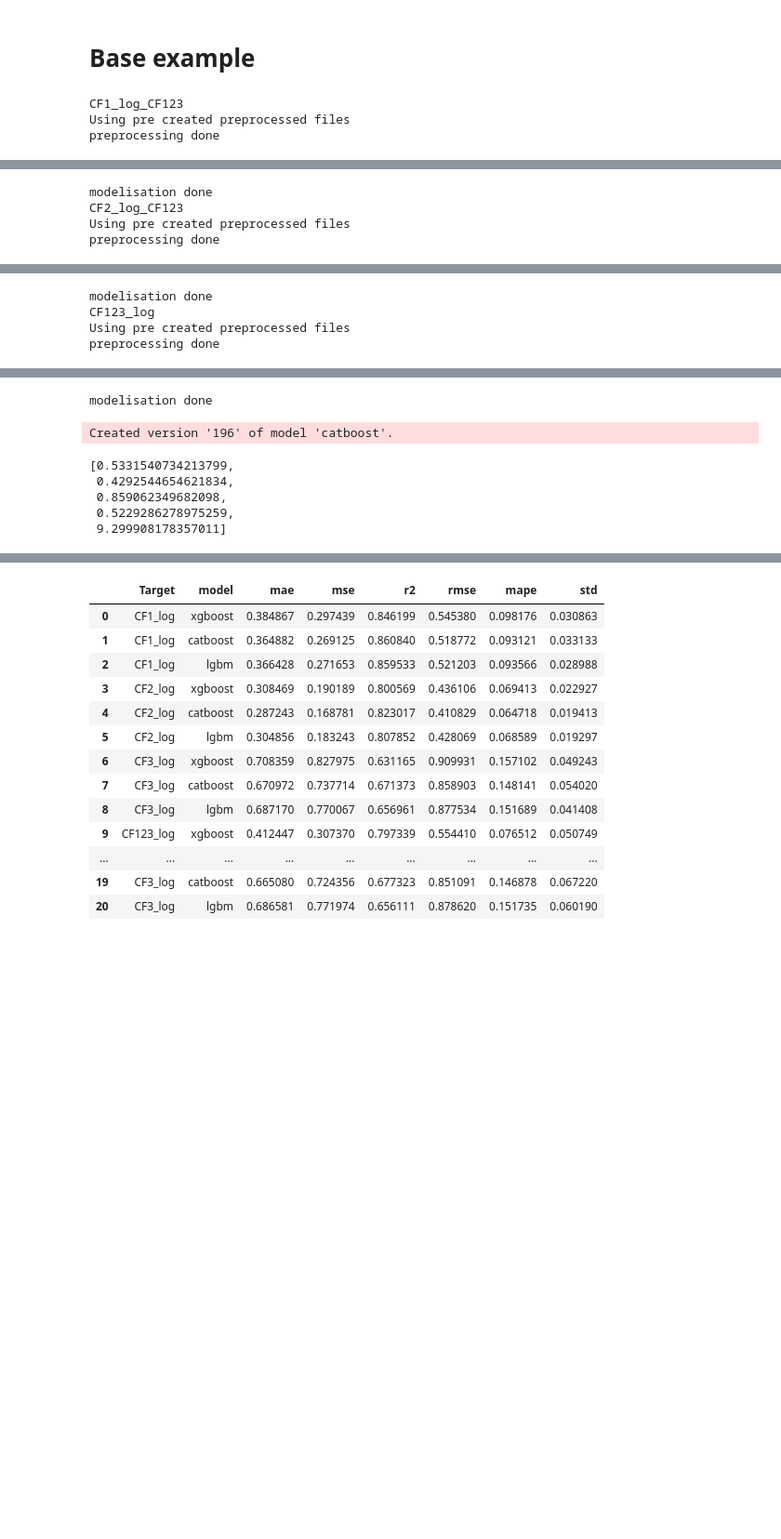
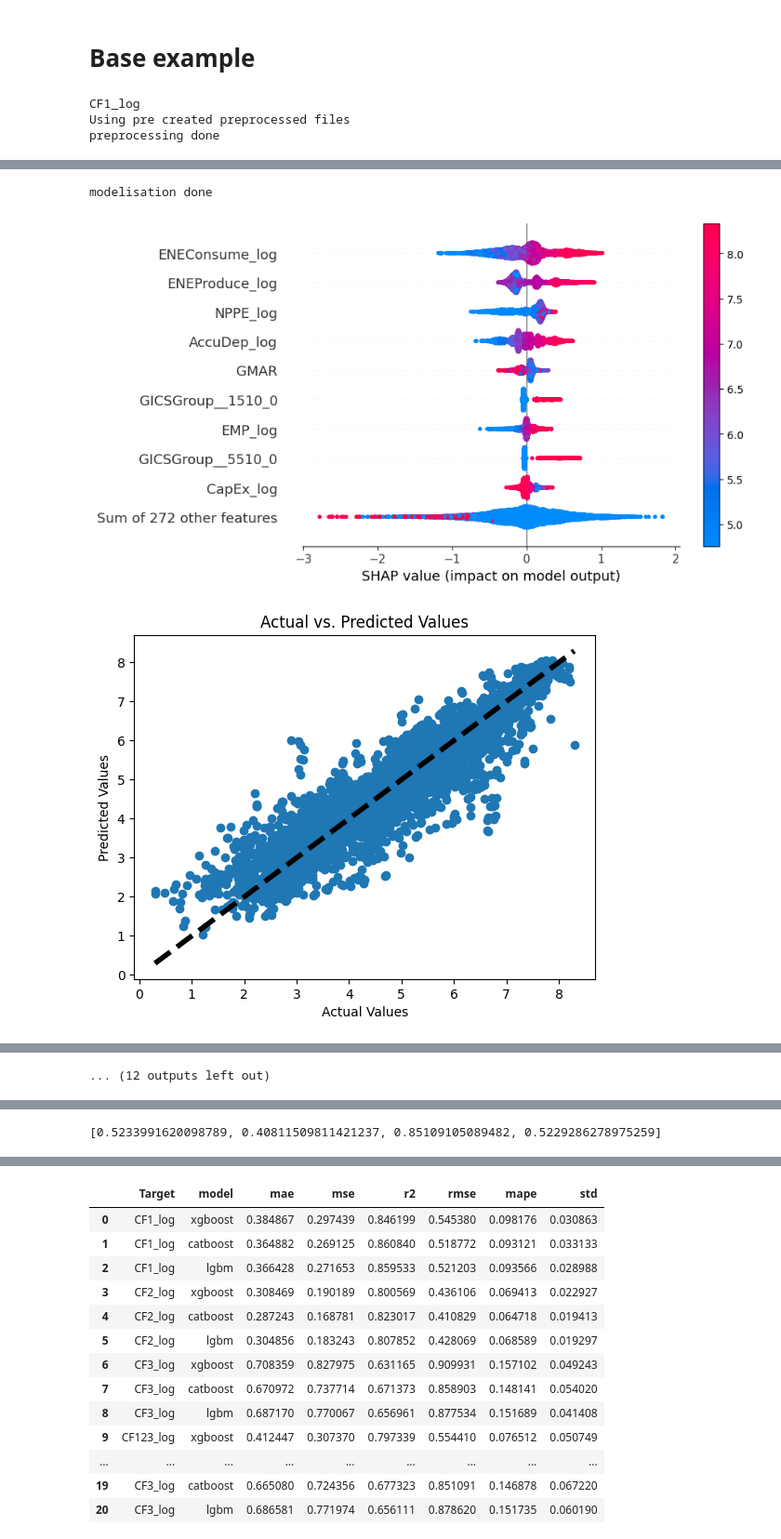
Before and after one commit to Pladifes/corporate-ghg-emissions-estimations, a Jupyter notebook: Notebook_Thibaud_tests.ipynb, the cells around one changed output, grey strips where cells are left out. Shown at 93% size. Saved outputs shown, nothing was run; the diff lists cells and outputs as text; code cells hidden in the pictures; blank space fills up the shorter version.

```diff
--- a/Notebook_Thibaud_tests.ipynb
+++ b/Notebook_Thibaud_tests.ipynb
@@ -121,14 +121,19 @@ models = {
         # "lgbm": lgbm_model,
 }
 
-targets = ["CF1_log_CF123", "CF2_log_CF123","CF3_log_CF123", "CF123_log"]
+targets = ["CF1_log", "CF2_log","CF3_log", "CF123_log"]
+Summary_Final=[]
+Summary_Final_train = []
+ensemble =[]
+summary_metrics_detailed = pd.DataFrame()
+estimated_scopes = []
 use_weights = False
 companies = False
 custom_gradient = False
 training_parameters["cross_val"] = False
 
 best_scores, best_stds, summary_global, summary_metrics_detailed = training_pipeline(
-    name_experiment="test_diff_3",
+    name_experiment="test_base_3",
     path_Benchmark=path_Benchmark,
     path_results=path_results,
     path_models=path_models,
@@ -143,12 +148,12 @@ best_scores, best_stds, summary_global, summary_metrics_detailed = training_pipe
     preprocessed_dataset=preprocessed_dataset,
     training_parameters=training_parameters,
     open_data=False,
-    save=False,
+    save=True,
     use_weights=use_weights,
     companies=companies,
     custom_gradient=custom_gradient, # False, "L1", "L2"
 )
 # %% [output]
-CF1_log_CF123
+CF1_log
 Using pre created preprocessed files
 preprocessing done
@@ -159,4 +164,3 @@ Created version '193' of model 'catboost'.
 modelisation done
-CF2_log_CF123
-Using pre created preprocessed files
-preprocessing done
+[figure, added]
+[figure, added]
@@ -175,4 +179 @@ Created version '195' of model 'catboost'.
-modelisation done
-CF123_log
-Using pre created preprocessed files
-preprocessing done
+... (12 outputs left out)
@@ -182,13 +180,7 @@ Registered model 'catboost' already exists. Creating a new version of this model
-modelisation done
-Created version '196' of model 'catboost'.
 # %%
 best_scores
 # %% [output]
-[0.5331540734213799,
- 0.4292544654621834,
- 0.859062349682098,
- 0.5229286278975259,
- 9.299908178357011]
+[0.5233991620098789, 0.40811509811421237, 0.85109105089482, 0.5229286278975259]
 # %%
 best_stds
 # %% [output]
```
Also changed, not shown: parts of 3 cells of this notebook, 53 other files.
